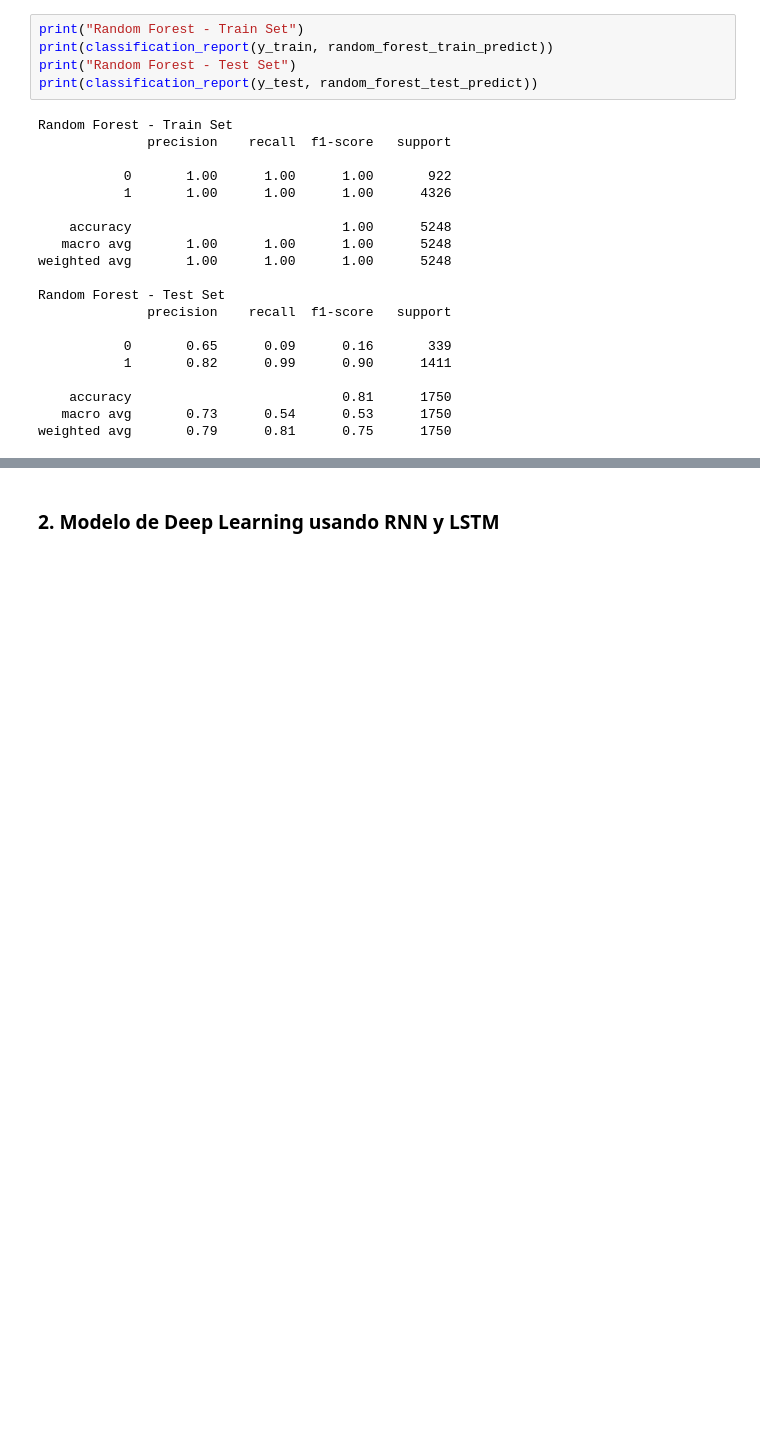
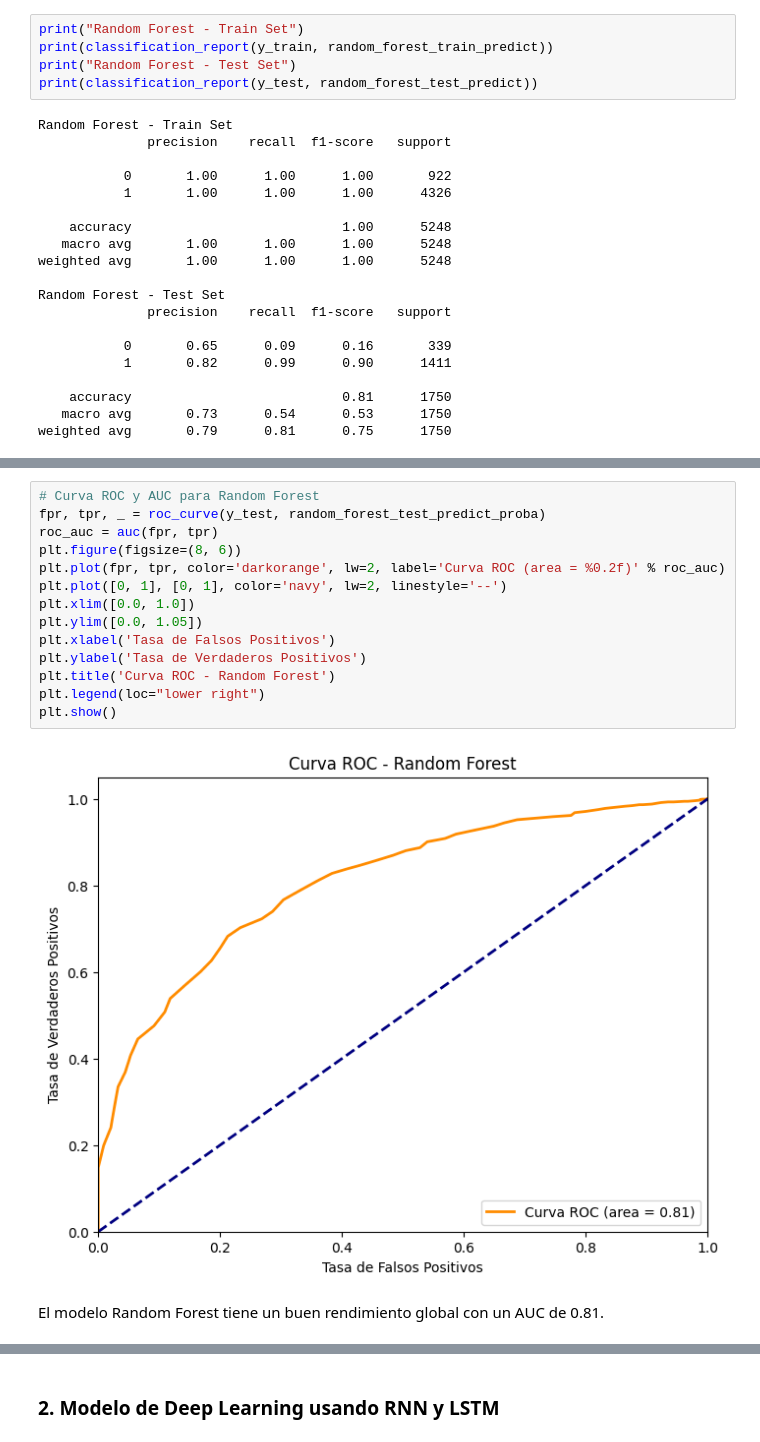
Before and after one commit to andresRah/NLP_KeepCoding, a Jupyter notebook: 3)_Modelo_de_análisis_de_sentimiento.ipynb, the cells around one changed output, grey strips where cells are left out. Cells and saved outputs as stored; diff of their text form; blank space fills up the shorter version.

```diff
--- a/3)_Modelo_de_análisis_de_sentimiento.ipynb
+++ b/3)_Modelo_de_análisis_de_sentimiento.ipynb
@@ -101,0 +119,18 @@ weighted avg       0.79      0.81      0.75      1750
+# %%
+# Curva ROC y AUC para Random Forest
+fpr, tpr, _ = roc_curve(y_test, random_forest_test_predict_proba)
+roc_auc = auc(fpr, tpr)
+plt.figure(figsize=(8, 6))
+plt.plot(fpr, tpr, color='darkorange', lw=2, label='Curva ROC (area = %0.2f)' % roc_auc)
+plt.plot([0, 1], [0, 1], color='navy', lw=2, linestyle='--')
+plt.xlim([0.0, 1.0])
+plt.ylim([0.0, 1.05])
+plt.xlabel('Tasa de Falsos Positivos')
+plt.ylabel('Tasa de Verdaderos Positivos')
+plt.title('Curva ROC - Random Forest')
+plt.legend(loc="lower right")
+plt.show()
+# %% [output]
+[figure, added]
+# %% [markdown]
+El modelo Random Forest tiene un buen rendimiento global con un AUC de 0.81.
```
Also changed, not shown: parts of 9 cells of this notebook.
